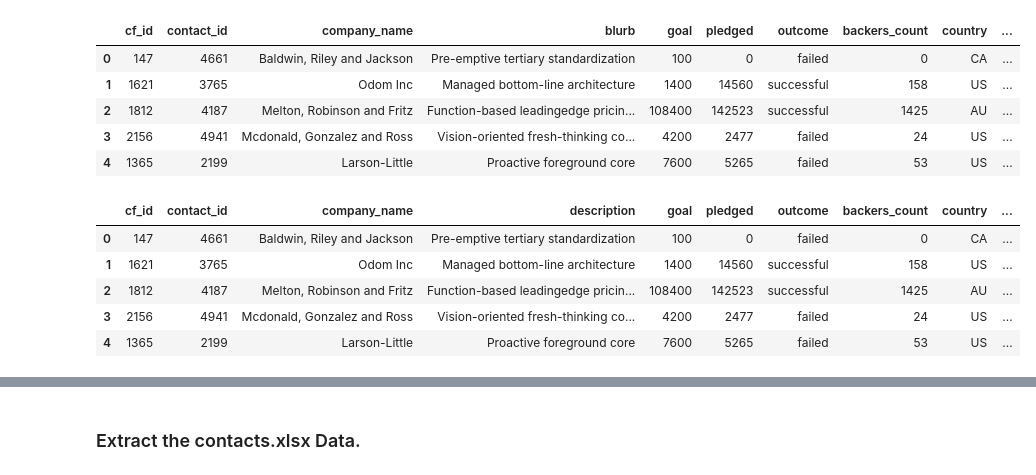
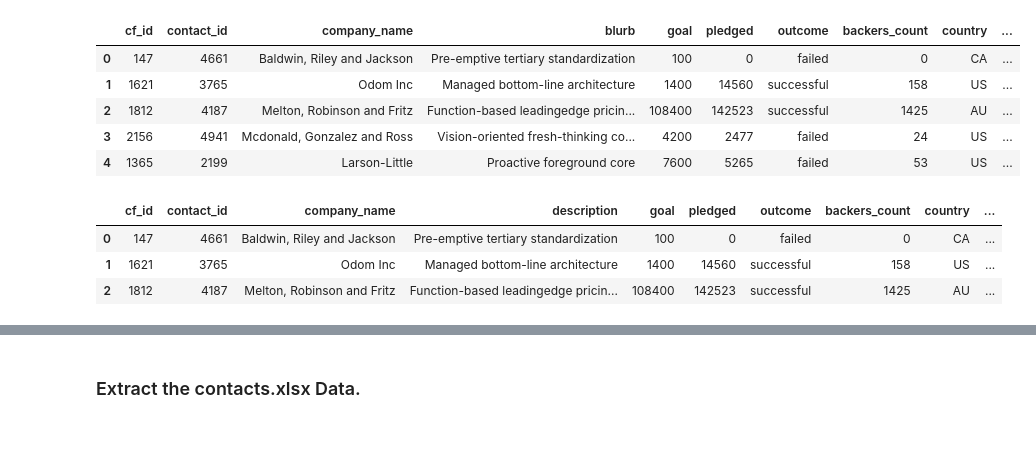
Before and after one commit to StarkArk/Crowdfunding_ETL, a Jupyter notebook: ETL_Mini_Project_Code.ipynb, the cells around one changed output, grey strips where cells are left out. Drawn from its saved outputs; the diff is of its cells as text; code cells hidden in the pictures; blank space fills up the shorter version.

```diff
--- a/ETL_Mini_Project_Code.ipynb
+++ b/ETL_Mini_Project_Code.ipynb
@@ -88,6 +83,3 @@ crowdfunding_info_df.head()
 | 2 | 1812 | 4187 | Melton, Robinson and Fritz | Function-based leadingedge pricin... | 108400 | 142523 | successful | 1425 | AU | ... |
 | 3 | 2156 | 4941 | Mcdonald, Gonzalez and Ross | Vision-oriented fresh-thinking co... | 4200 | 2477 | failed | 24 | US | ... |
 | 4 | 1365 | 2199 | Larson-Little | Proactive foreground core | 7600 | 5265 | failed | 53 | US | ... |
-# %%
-# Assign the category and subcategory values to category and subcategory columns.
-crowdfunding_info_df['category'] = crowdfunding_info_df['category & sub-category']
@@ -224,12 +209,13 @@ campaign_df.head()
 | 4 | 1365 | 2199 | Larson-Little | Proactive foreground core | 7600 | 5265 | failed | 53 | US | ... |
 # %%
 # Rename the blurb, launched_at, and deadline columns.
+campaign_df.rename(columns={"blurb": "description", "launched_at": "launch_date", "deadline": "end_date"}, inplace=True)
+
+campaign_df.head(3)
 # %% [output]
 |  | cf_id | contact_id | company_name | description | goal | pledged | outcome | backers_count | country | ... |
 | 0 | 147 | 4661 | Baldwin, Riley and Jackson | Pre-emptive tertiary standardization | 100 | 0 | failed | 0 | CA | ... |
 | 1 | 1621 | 3765 | Odom Inc | Managed bottom-line architecture | 1400 | 14560 | successful | 158 | US | ... |
 | 2 | 1812 | 4187 | Melton, Robinson and Fritz | Function-based leadingedge pricin... | 108400 | 142523 | successful | 1425 | AU | ... |
-| 3 | 2156 | 4941 | Mcdonald, Gonzalez and Ross | Vision-oriented fresh-thinking co... | 4200 | 2477 | failed | 24 | US | ... |
-| 4 | 1365 | 2199 | Larson-Little | Proactive foreground core | 7600 | 5265 | failed | 53 | US | ... |
 # %%
 # Convert the goal and pledged columns to a `float` data type.
```
Also changed, not shown: parts of 7 cells of this notebook.
